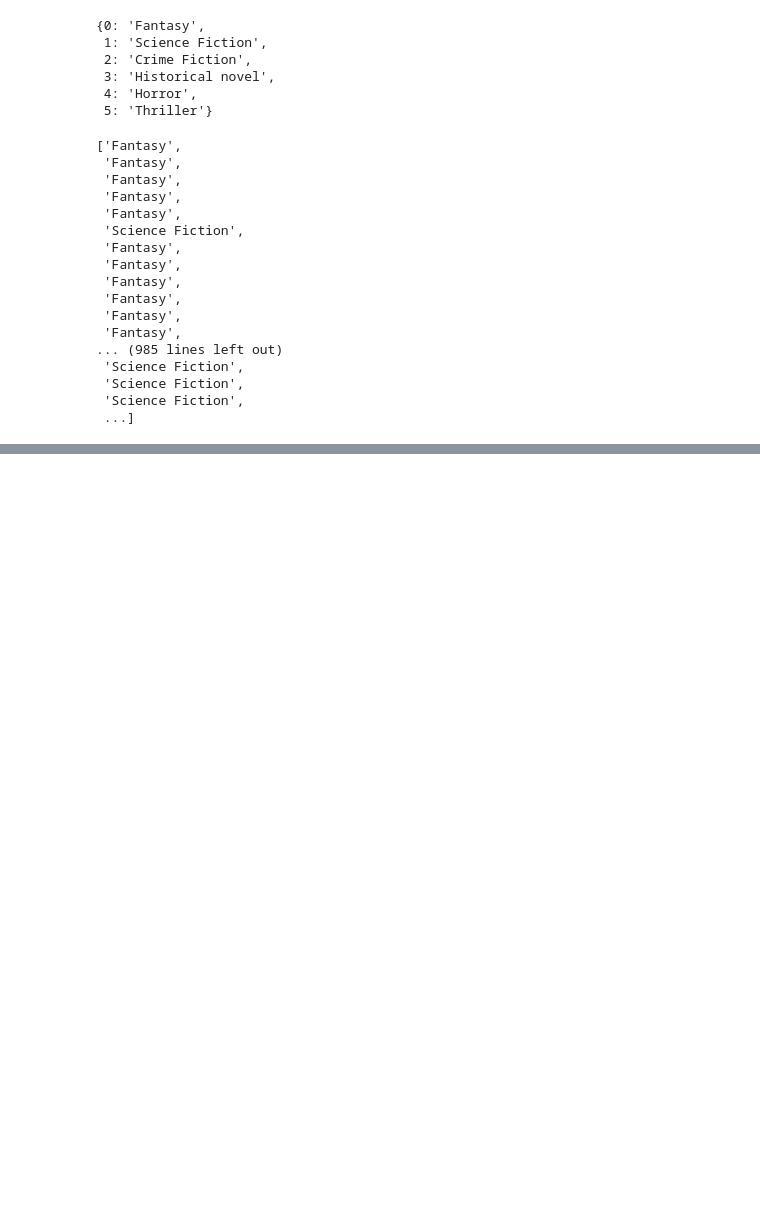
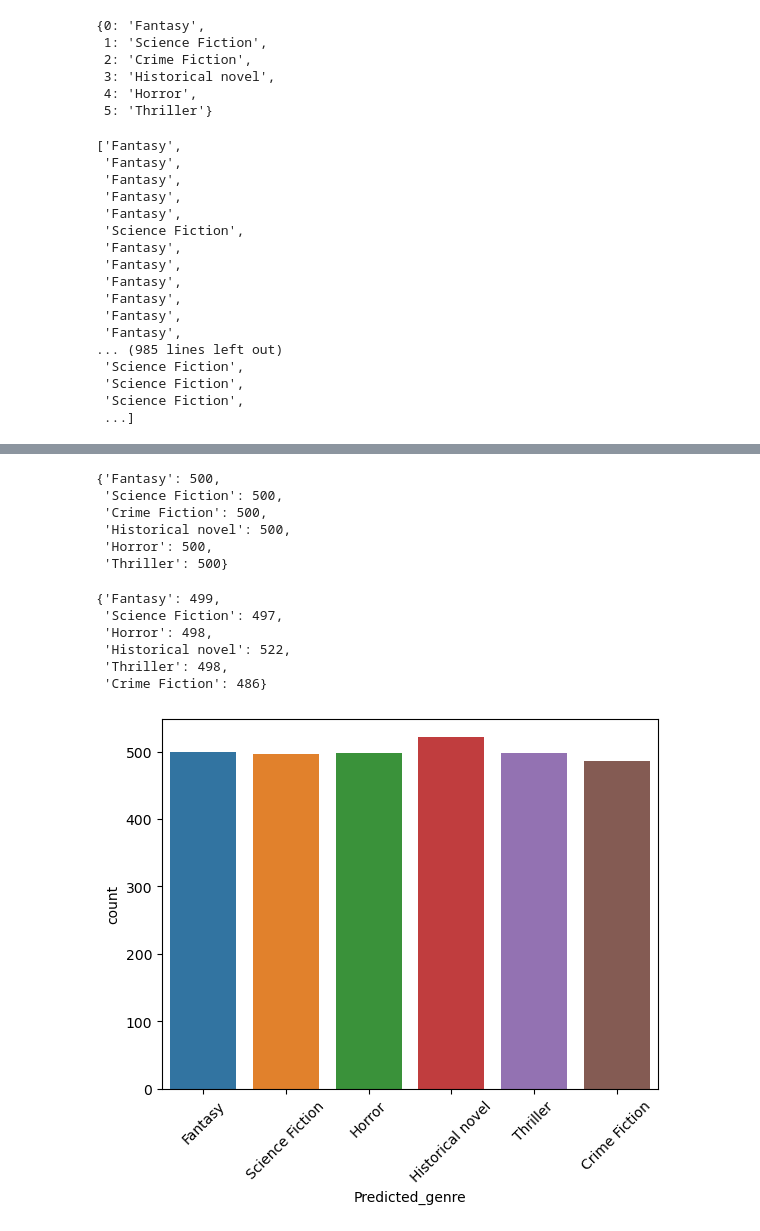
Before and after one commit to lawalsegun2025/book_genre_classification, a Jupyter notebook: book_genre_classification.ipynb, the cells around one changed output, grey strips where cells are left out. Drawn from its saved outputs; the diff is of its cells as text; code cells hidden in the pictures; blank space fills up the shorter version.

```diff
--- a/book_genre_classification.ipynb
+++ b/book_genre_classification.ipynb
@@ -724,3 +724,6 @@ books.head()
 | 2 | 3910776 | The Eyes of the Overworld | 0 | cugel easili persuad merchant fia... | Fantasy | Fantasy |
 | 3 | 5969644 | Magic's Promise | 0 | book open herald mage vanyel retu... | Fantasy | Fantasy |
 | 4 | 3173445 | Taran Wanderer | 0 | taran gurgi return caer dallben f... | Fantasy | Fantasy |
+# %%
+books = books[['book_name','summary','Actual Genre','Predicted_genre']]
+books
@@ -726,0 +744,23 @@ books.head()
+# %%
+dict(Counter(books['Actual Genre'].values))
+# %% [output]
+{'Fantasy': 500,
+ 'Science Fiction': 500,
+ 'Crime Fiction': 500,
+ 'Historical novel': 500,
+ 'Horror': 500,
+ 'Thriller': 500}
+# %%
+dict(Counter(books['Predicted_genre'].values))
+# %% [output]
+{'Fantasy': 499,
+ 'Science Fiction': 497,
+ 'Horror': 498,
+ 'Historical novel': 522,
+ 'Thriller': 498,
+ 'Crime Fiction': 486}
+# %%
+sns.countplot(x = books['Predicted_genre'])
+plt.xticks(rotation = 45);
+# %% [output]
+[figure, added]
```
Also changed, not shown: parts of 3 cells of this notebook, 1 other file.
